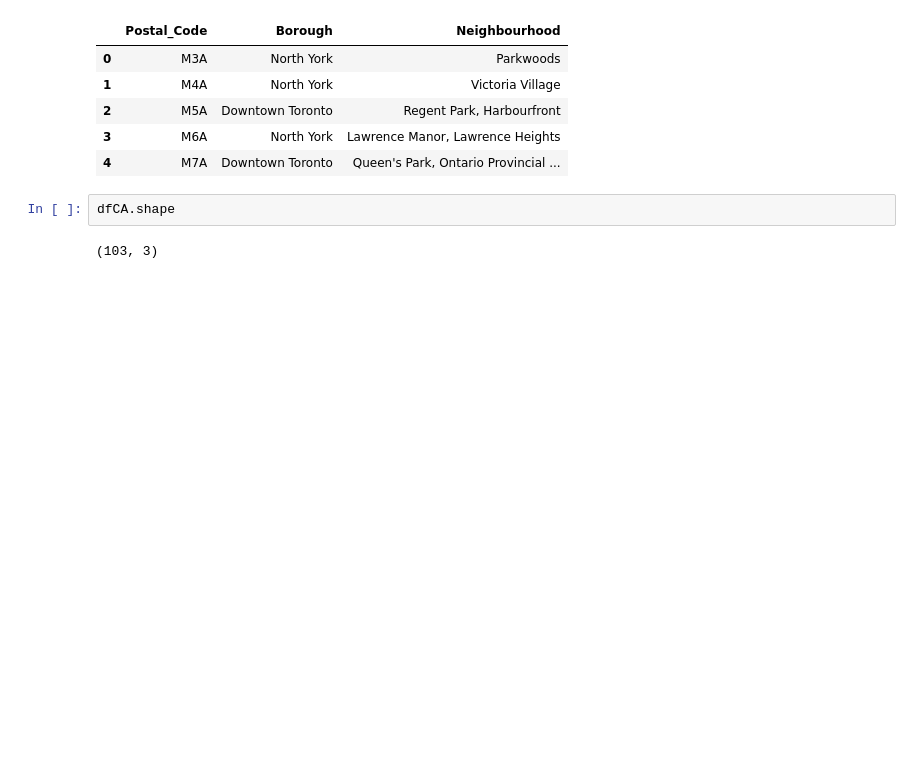
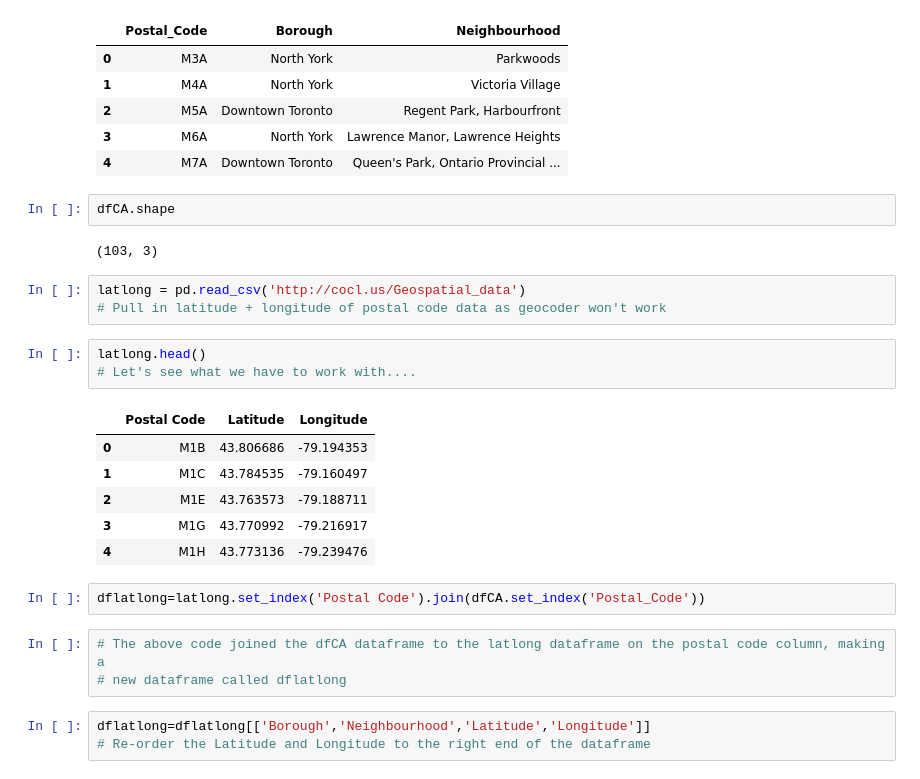
Before and after one commit to texashairs/Coursera_Capstone, a Jupyter notebook: Toronto Cluster and Segments for my Peers.ipynb, the cells around one changed output. Drawn from its saved outputs; the diff is of its cells as text; blank space fills up the shorter version.

```diff
--- a/Toronto Cluster and Segments for my Peers.ipynb
+++ b/Toronto Cluster and Segments for my Peers.ipynb
@@ -135,3 +135,24 @@ dfCA.head()
 dfCA.shape
 # %% [output]
 (103, 3)
+# %%
+latlong = pd.read_csv('http://cocl.us/Geospatial_data')
+# Pull in latitude + longitude of postal code data as geocoder won't work
+# %%
+latlong.head()
+# Let's see what we have to work with....
+# %% [output]
+|  | Postal Code | Latitude | Longitude |
+| 0 | M1B | 43.806686 | -79.194353 |
+| 1 | M1C | 43.784535 | -79.160497 |
+| 2 | M1E | 43.763573 | -79.188711 |
+| 3 | M1G | 43.770992 | -79.216917 |
+| 4 | M1H | 43.773136 | -79.239476 |
+# %%
+dflatlong=latlong.set_index('Postal Code').join(dfCA.set_index('Postal_Code'))
+# %%
+# The above code joined the dfCA dataframe to the latlong dataframe on the postal code column, making a
+# new dataframe called dflatlong
+# %%
+dflatlong=dflatlong[['Borough','Neighbourhood','Latitude','Longitude']]
+# Re-order the Latitude and Longitude to the right end of the dataframe
```
Also changed, not shown: parts of 2 cells of this notebook.
